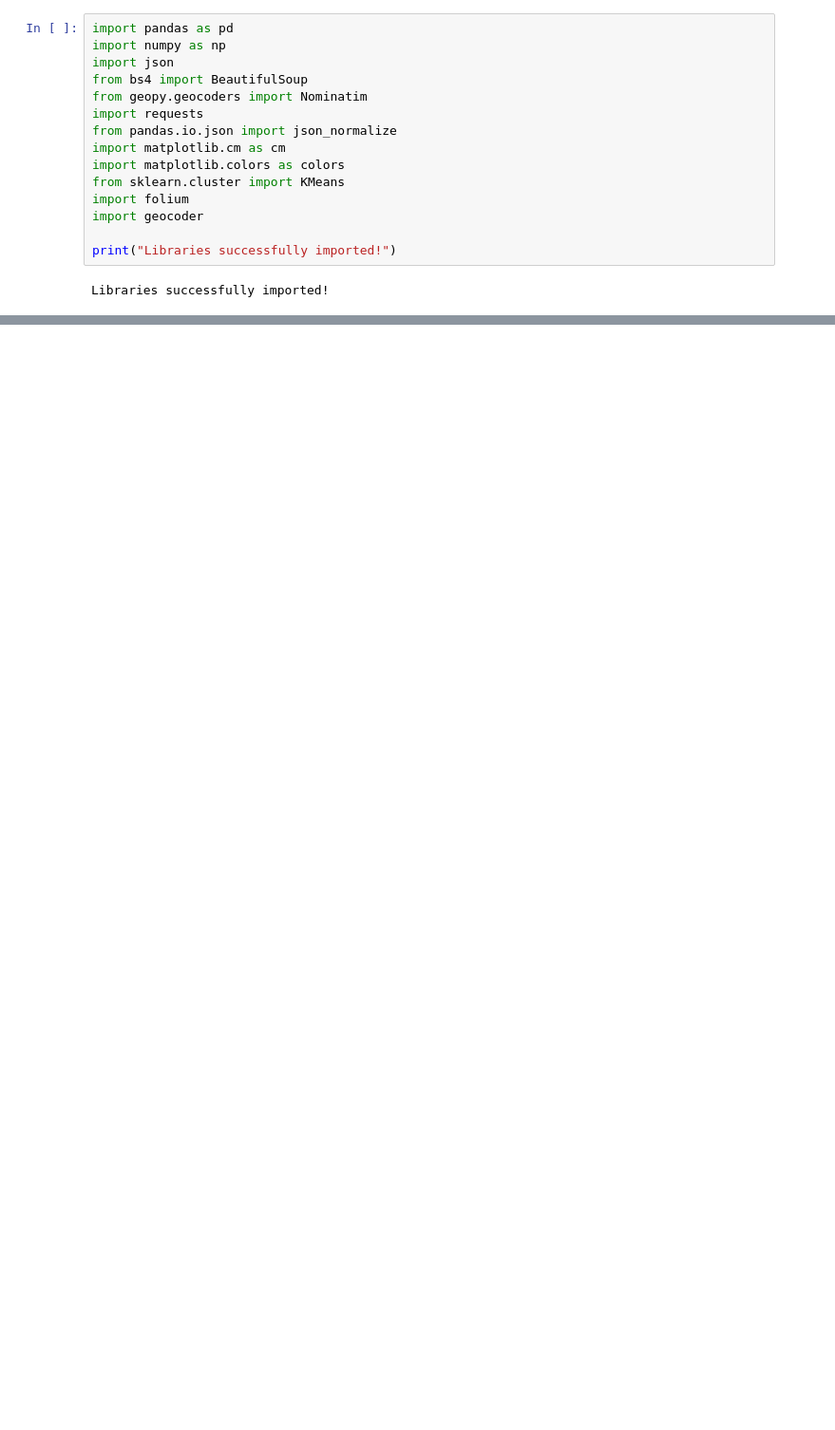
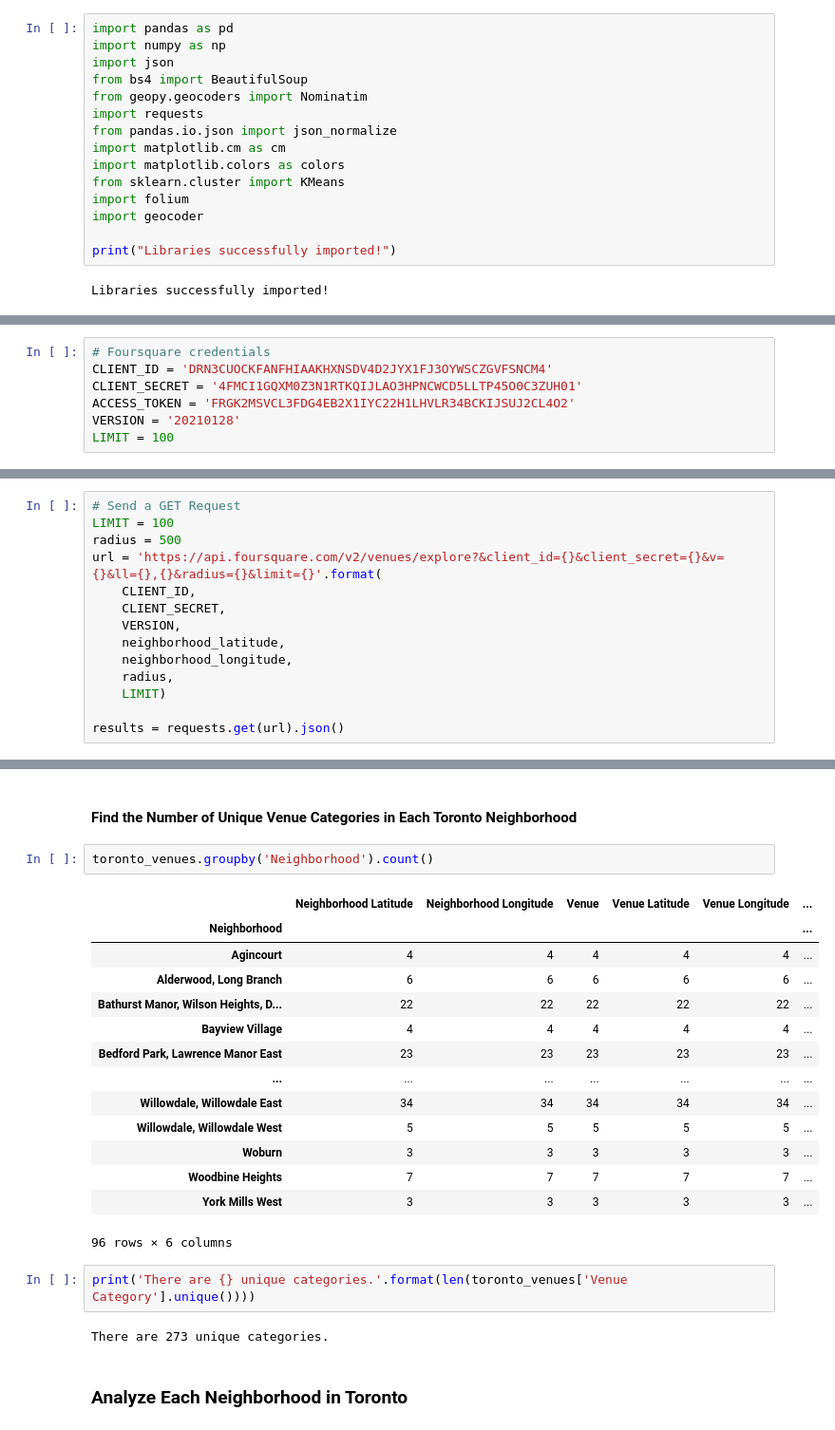
Before and after one commit to jbhsound/Coursera_Capstone, a Jupyter notebook: adsc_wk3_assignment_p3.ipynb, the cells around one changed output, grey strips where cells are left out. Shown at 95% size. Drawn from its saved outputs; the diff is of its cells as text; blank space fills up the shorter version.

```diff
--- a/adsc_wk3_assignment_p3.ipynb
+++ b/adsc_wk3_assignment_p3.ipynb
@@ -50,0 +72,7 @@ df_toronto
+# %%
+# Foursquare credentials
+CLIENT_ID = 'DRN3CUOCKFANFHIAAKHXNSDV4D2JYX1FJ3OYWSCZGVFSNCM4'
+CLIENT_SECRET = '4FMCI1GQXM0Z3N1RTKQIJLAO3HPNCWCD5LLTP45O0C3ZUH01'
+ACCESS_TOKEN = 'FRGK2MSVCL3FDG4EB2X1IYC22H1LHVLR34BCKIJSUJ2CL4O2'
+VERSION = '20210128'
+LIMIT = 100
@@ -50,0 +97,14 @@ df_toronto
+# %%
+# Send a GET Request
+LIMIT = 100
+radius = 500
+url = 'https://api.foursquare.com/v2/venues/explore?&client_id={}&client_secret={}&v={}&ll={},{}&radius={}&limit={}'.format(
+    CLIENT_ID,
+    CLIENT_SECRET,
+    VERSION,
+    neighborhood_latitude,
+    neighborhood_longitude,
+    radius,
+    LIMIT)
+
+results = requests.get(url).json()
@@ -50,0 +220,25 @@ df_toronto
+# %% [markdown]
+#### Find the Number of Unique Venue Categories in Each Toronto Neighborhood
+# %%
+toronto_venues.groupby('Neighborhood').count()
+# %% [output]
+|  | Neighborhood Latitude | Neighborhood Longitude | Venue | Venue Latitude | Venue Longitude | ... |
+| Neighborhood |  |  |  |  |  | ... |
+| Agincourt | 4 | 4 | 4 | 4 | 4 | ... |
+| Alderwood, Long Branch | 6 | 6 | 6 | 6 | 6 | ... |
+| Bathurst Manor, Wilson Heights, D... | 22 | 22 | 22 | 22 | 22 | ... |
+| Bayview Village | 4 | 4 | 4 | 4 | 4 | ... |
+| Bedford Park, Lawrence Manor East | 23 | 23 | 23 | 23 | 23 | ... |
+| ... | ... | ... | ... | ... | ... | ... |
+| Willowdale, Willowdale East | 34 | 34 | 34 | 34 | 34 | ... |
+| Willowdale, Willowdale West | 5 | 5 | 5 | 5 | 5 | ... |
+| Woburn | 3 | 3 | 3 | 3 | 3 | ... |
+| Woodbine Heights | 7 | 7 | 7 | 7 | 7 | ... |
+| York Mills West | 3 | 3 | 3 | 3 | 3 | ... |
+96 rows × 6 columns
+# %%
+print('There are {} unique categories.'.format(len(toronto_venues['Venue Category'].unique())))
+# %% [output]
+There are 273 unique categories.
+# %% [markdown]
+### Analyze Each Neighborhood in Toronto
```
Also changed, not shown: parts of 38 cells of this notebook, 1 other file.
